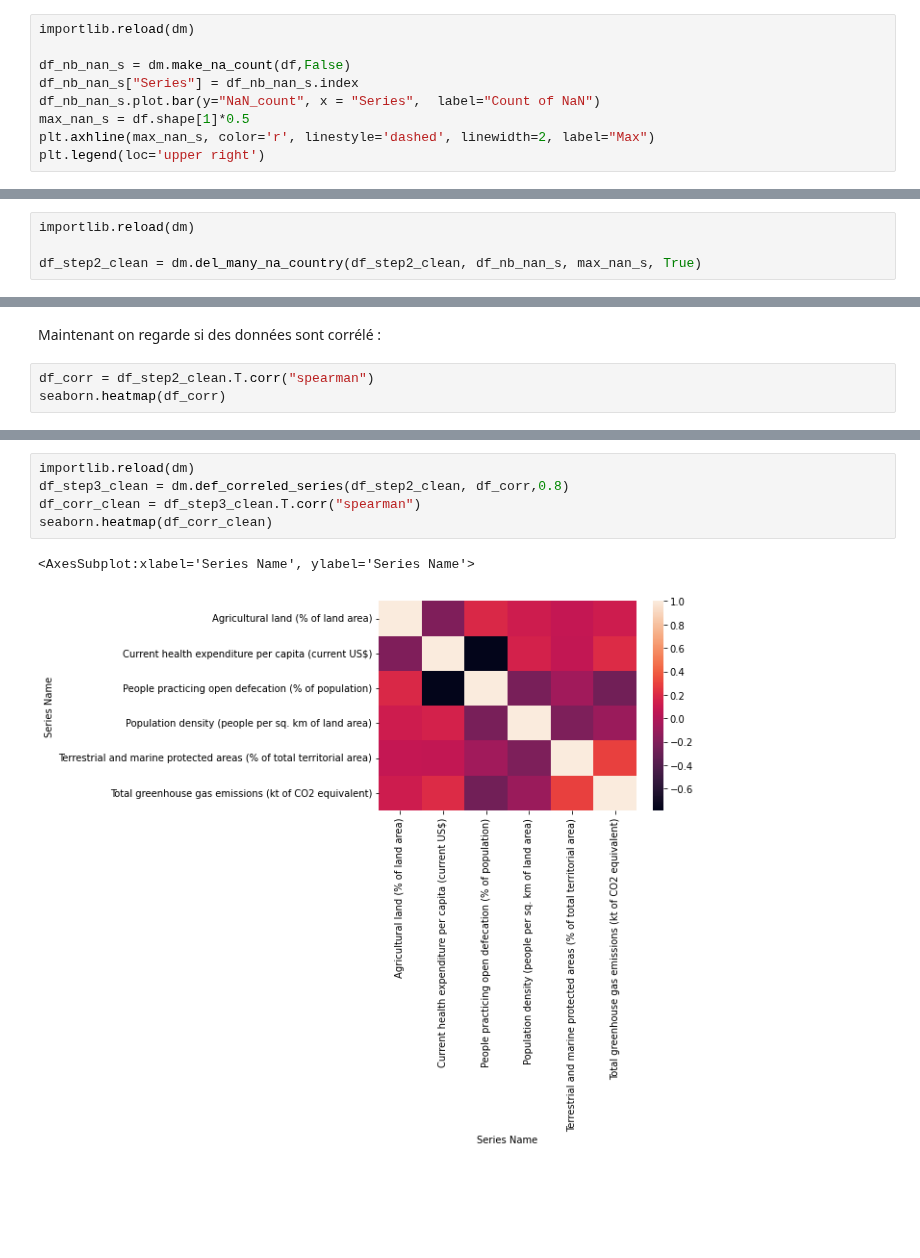
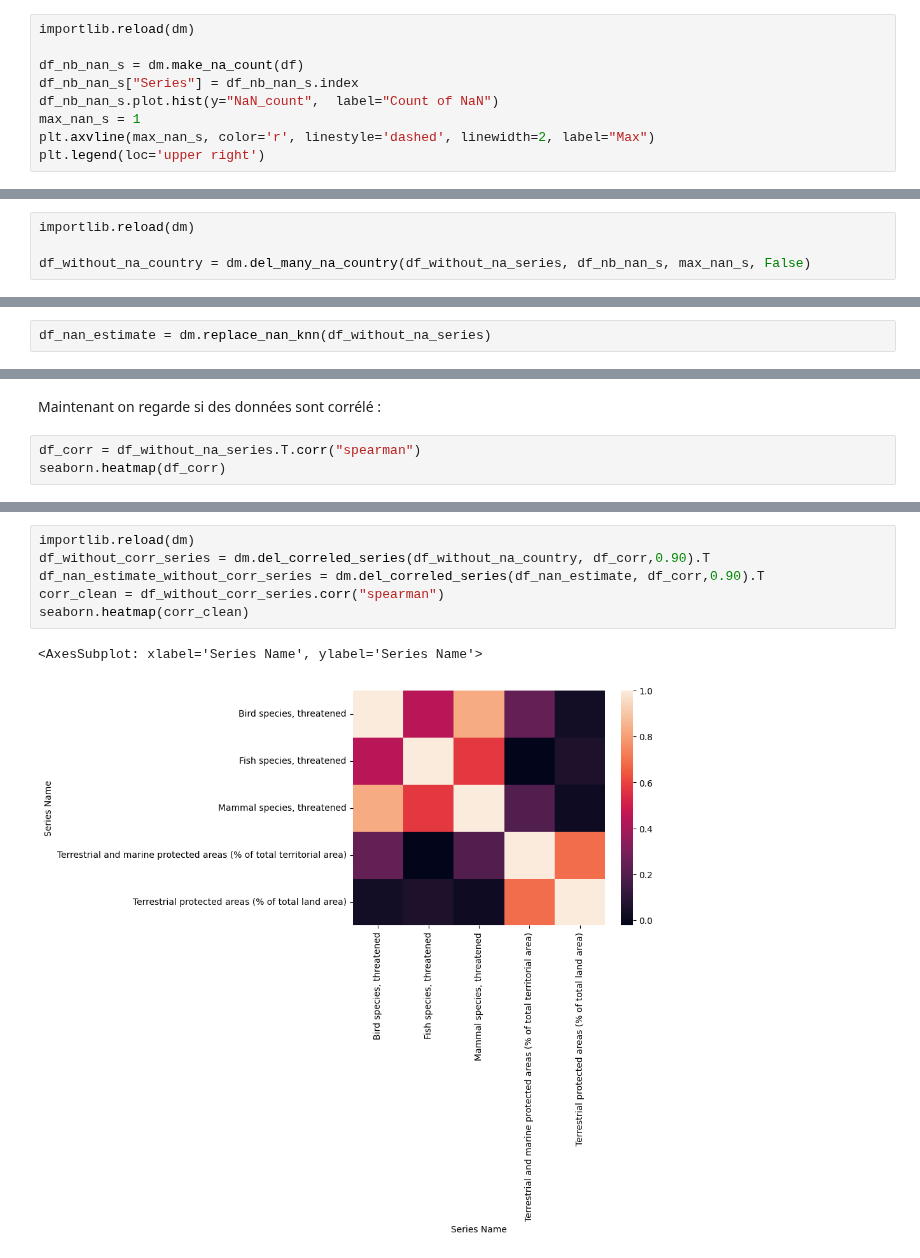
Before and after one commit to f2ire/IA_project, a Jupyter notebook: report1.ipynb, the cells around one changed output, grey strips where cells are left out. Saved outputs shown, nothing was run; the diff lists cells and outputs as text; blank space fills up the shorter version.

```diff
--- a/report1.ipynb
+++ b/report1.ipynb
@@ -48,9 +42,9 @@ step 2 avec les séries
 # %%
 importlib.reload(dm)
 
-df_nb_nan_s = dm.make_na_count(df,False)
+df_nb_nan_s = dm.make_na_count(df)
 df_nb_nan_s["Series"] = df_nb_nan_s.index
-df_nb_nan_s.plot.bar(y="NaN_count", x = "Series",  label="Count of NaN")
-max_nan_s = df.shape[1]*0.5
-plt.axhline(max_nan_s, color='r', linestyle='dashed', linewidth=2, label="Max")
+df_nb_nan_s.plot.hist(y="NaN_count",  label="Count of NaN")
+max_nan_s = 1
+plt.axvline(max_nan_s, color='r', linestyle='dashed', linewidth=2, label="Max")
 plt.legend(loc='upper right')
@@ -62,4 +53,4 @@ on supprime quand au dessus de la barre
 # %%
 importlib.reload(dm)
 
-df_step2_clean = dm.del_many_na_country(df_step2_clean, df_nb_nan_s, max_nan_s, True)
+df_without_na_country = dm.del_many_na_country(df_without_na_series, df_nb_nan_s, max_nan_s, False)
@@ -65,0 +59,2 @@ df_step2_clean = dm.del_many_na_country(df_step2_clean, df_nb_nan_s, max_nan_s,
+# %%
+df_nan_estimate = dm.replace_nan_knn(df_without_na_series)
@@ -66,6 +63,6 @@ df_step2_clean = dm.del_many_na_country(df_step2_clean, df_nb_nan_s, max_nan_s,
 # %% [markdown]
 Maintenant on regarde si des données sont corrélé :
 # %%
-df_corr = df_step2_clean.T.corr("spearman")
+df_corr = df_without_na_series.T.corr("spearman")
 seaborn.heatmap(df_corr)
 # %% [output]
@@ -76,8 +74,9 @@ Permet d'observer les différentes variables corrélés. On veut maintenant les
 # %%
 importlib.reload(dm)
-df_step3_clean = dm.def_correled_series(df_step2_clean, df_corr,0.8)
-df_corr_clean = df_step3_clean.T.corr("spearman")
-seaborn.heatmap(df_corr_clean)
+df_without_corr_series = dm.del_correled_series(df_without_na_country, df_corr,0.90).T
+df_nan_estimate_without_corr_series = dm.del_correled_series(df_nan_estimate, df_corr,0.90).T
+corr_clean = df_without_corr_series.corr("spearman")
+seaborn.heatmap(corr_clean)
 # %% [output]
-<AxesSubplot:xlabel='Series Name', ylabel='Series Name'>
+<AxesSubplot: xlabel='Series Name', ylabel='Series Name'>
-[figure, old version]
+[figure, new version]
```
Also changed, not shown: parts of 37 cells of this notebook, 5 other files.
